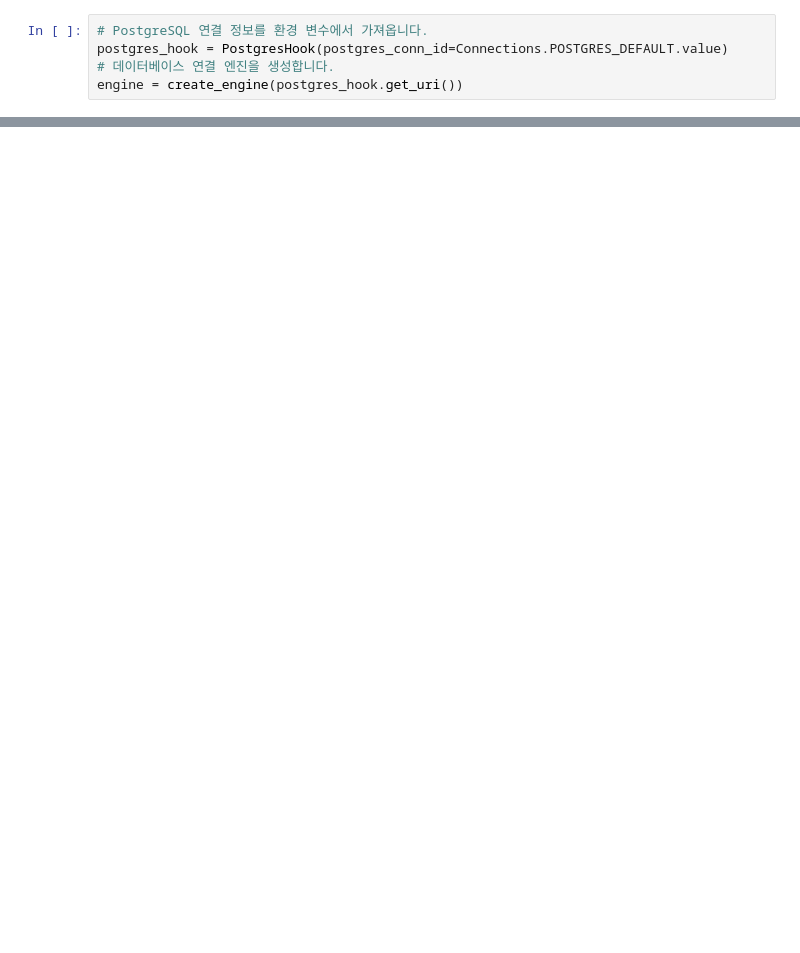
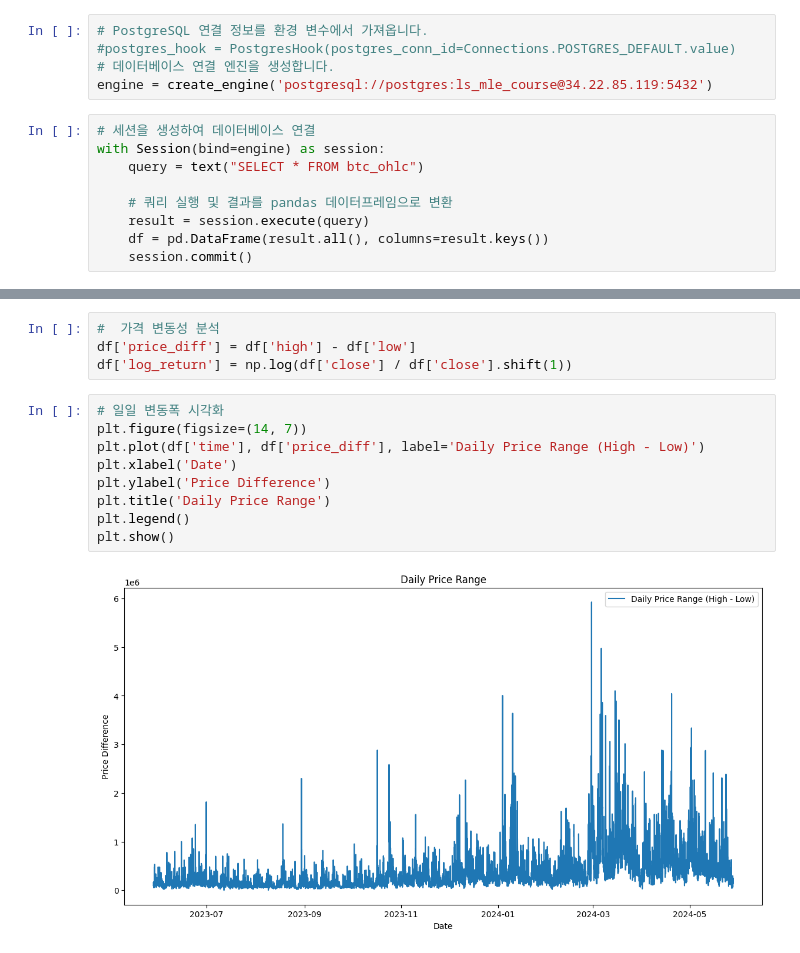
Before and after one commit to MLOps-CoinAssistant/MLOps-project, a Jupyter notebook: dags/module/EDA.ipynb, the cells around one changed output, grey strips where cells are left out. Saved outputs shown, nothing was run; the diff lists cells and outputs as text; blank space fills up the shorter version.

```diff
--- a/dags/module/EDA.ipynb
+++ b/dags/module/EDA.ipynb
@@ -14,5 +18,14 @@ ModuleNotFoundError: No module named 'dags'
 # %%
 # PostgreSQL 연결 정보를 환경 변수에서 가져옵니다.
-postgres_hook = PostgresHook(postgres_conn_id=Connections.POSTGRES_DEFAULT.value)
+#postgres_hook = PostgresHook(postgres_conn_id=Connections.POSTGRES_DEFAULT.value)
 # 데이터베이스 연결 엔진을 생성합니다.
-engine = create_engine(postgres_hook.get_uri())
+engine = create_engine('postgresql://postgres:ls_mle_course@34.22.85.119:5432')
+# %%
+# 세션을 생성하여 데이터베이스 연결
+with Session(bind=engine) as session:
+    query = text("SELECT * FROM btc_ohlc")
+
+    # 쿼리 실행 및 결과를 pandas 데이터프레임으로 변환
+    result = session.execute(query)
+    df = pd.DataFrame(result.all(), columns=result.keys())
+    session.commit()
@@ -18,0 +133,15 @@ engine = create_engine(postgres_hook.get_uri())
+# %%
+#  가격 변동성 분석
+df['price_diff'] = df['high'] - df['low']
+df['log_return'] = np.log(df['close'] / df['close'].shift(1))
+# %%
+# 일일 변동폭 시각화
+plt.figure(figsize=(14, 7))
+plt.plot(df['time'], df['price_diff'], label='Daily Price Range (High - Low)')
+plt.xlabel('Date')
+plt.ylabel('Price Difference')
+plt.title('Daily Price Range')
+plt.legend()
+plt.show()
+# %% [output]
+[figure, added]
```
Also changed, not shown: parts of 19 cells of this notebook.
